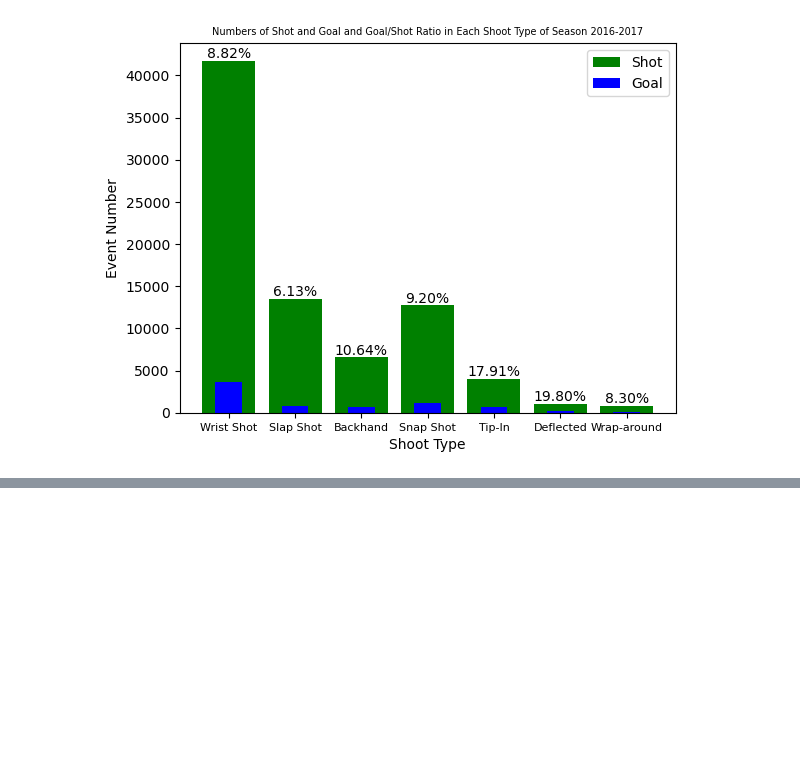
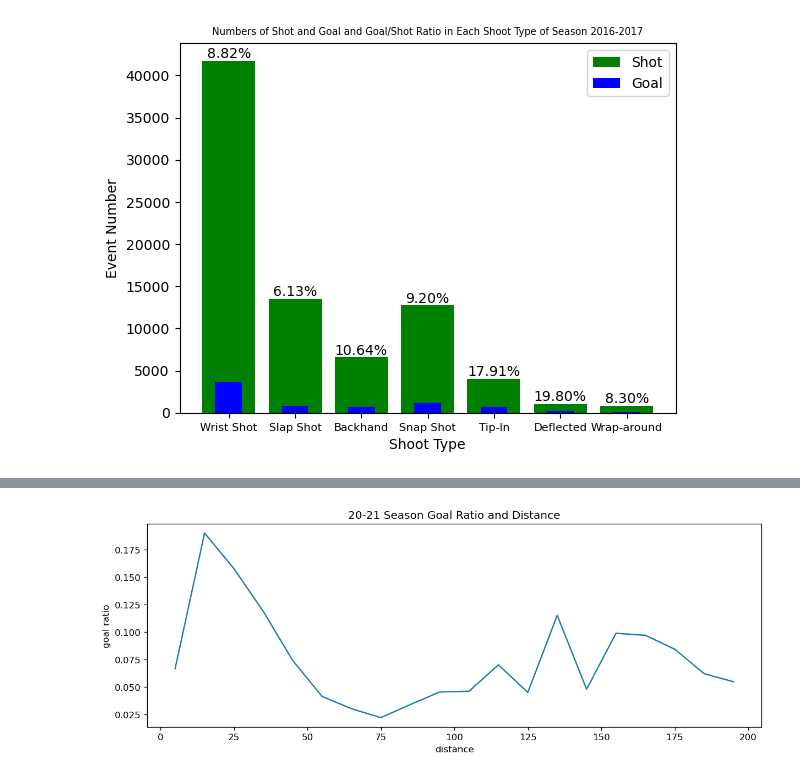
Before and after one commit to YashVadi/NHL-DataScience-IFT-6758, a Jupyter notebook: SimpleVisualization.ipynb, the cells around one changed output, grey strips where cells are left out. Cells and saved outputs as stored; diff of their text form; code cells hidden in the pictures; blank space fills up the shorter version.

```diff
--- a/SimpleVisualization.ipynb
+++ b/SimpleVisualization.ipynb
@@ -126,0 +160,43 @@ df_shooter_20_21
+# %%
+df_shooter_20_21 = data_20_21.loc[~data_20_21['shooter'].isnull()]
+df_shooter_nonNull_20_21 = df_shooter_20_21[(~df_shooter_20_21['shootType'].isnull()) & (~df_shooter_20_21['distance'].isnull())]
+df_shooter_nonNull_nonShootOut_20_21 = df_shooter_nonNull_20_21.query("distance!='shoot out'")
+df_shooter_nonNull_nonShootOut_goal_20_21 = df_shooter_nonNull_nonShootOut_20_21.query("eventTypeId=='GOAL'")
+# %%
+distances_20_21 = df_shooter_nonNull_nonShootOut_20_21.distance.astype(float)
+bins_20_21 = [x for x in range(0,201,10)]
+bin_centers_20_21 = [x for x in range(5,196,5)]
+categories_20_21 = pd.cut(distances_20_21, bins=bins_20_21, right=False)
+bin_counts_20_21 = pd.Series(categories_20_21).value_counts().reset_index()
+current_column_names_20_21 = bin_counts_20_21.columns
+current_column_names_20_21.values[0] = 'interval'
+current_column_names_20_21.values[1] = 'count'
+bin_counts_20_21.columns = current_column_names_20_21
+# %%
+distances_goal_20_21 = df_shooter_nonNull_nonShootOut_goal_20_21.distance.astype(float)
+bins_goal_20_21 = [x for x in range(0,201,10)]
+bin_centers_goal_20_21 = [x for x in range(5,196,5)]
+categories_goal_20_21 = pd.cut(distances_goal_20_21, bins=bins_goal_20_21, right=False)
+bin_counts_goal_20_21 = pd.Series(categories_goal_20_21).value_counts().reset_index()
+current_column_names_goal_20_21 = bin_counts_goal_20_21.columns
+current_column_names_goal_20_21.values[0] = 'interval'
+current_column_names_goal_20_21.values[1] = 'count'
+bin_counts_goal_20_21.columns = current_column_names_goal_20_21
+# %%
+goal_ratio = []
+intervals = []
+bin_centers = []
+for i in range(len(bin_counts_goal_20_21)):
+    for j in range(len(bin_counts_20_21)):
+        if bin_counts_goal_20_21.iloc[i].interval == bin_counts_20_21.iloc[j].interval:
+            intervals.append(bin_counts_goal_20_21.iloc[i].interval)
+            goal_ratio.append(bin_counts_goal_20_21.iloc[i]["count"]/bin_counts_20_21.iloc[j]["count"])
+            bin_centers.append((bin_counts_goal_20_21.iloc[i].interval.left+bin_counts_goal_20_21.iloc[i].interval.right)//2)
+            break
+df_goal_ratio = pd.DataFrame({'interval': intervals, 'goal ratio': goal_ratio, 'distance': bin_centers})
+fig, ax = plt.subplots(figsize=(12, 4), dpi=120)
+sns.lineplot(data=df_goal_ratio, x="distance", y="goal ratio")
+plt.title("20-21 Season Goal Ratio and Distance")
+plt.show()
+# %% [output]
+[figure, added]
```
Also changed, not shown: parts of 28 cells of this notebook.
